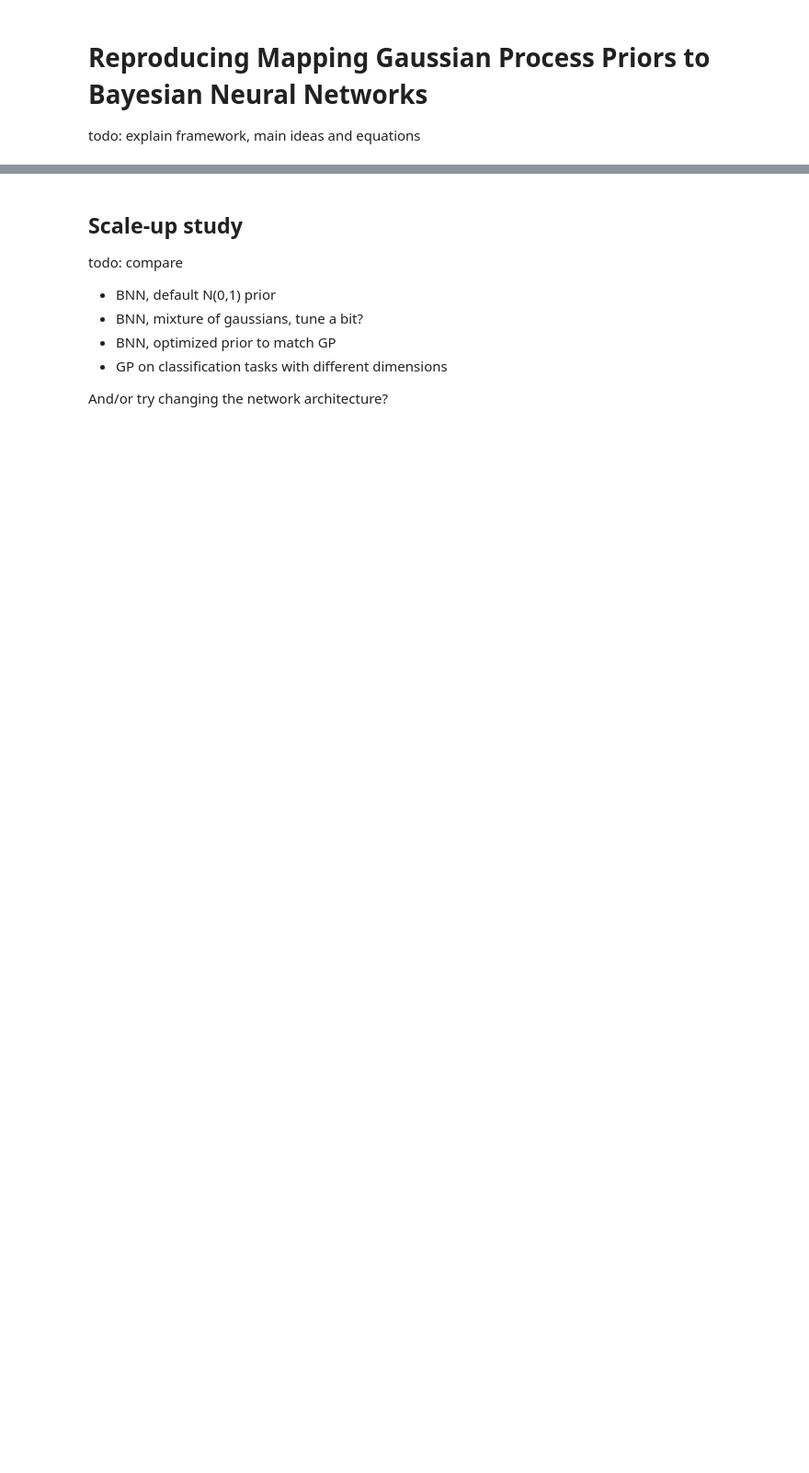
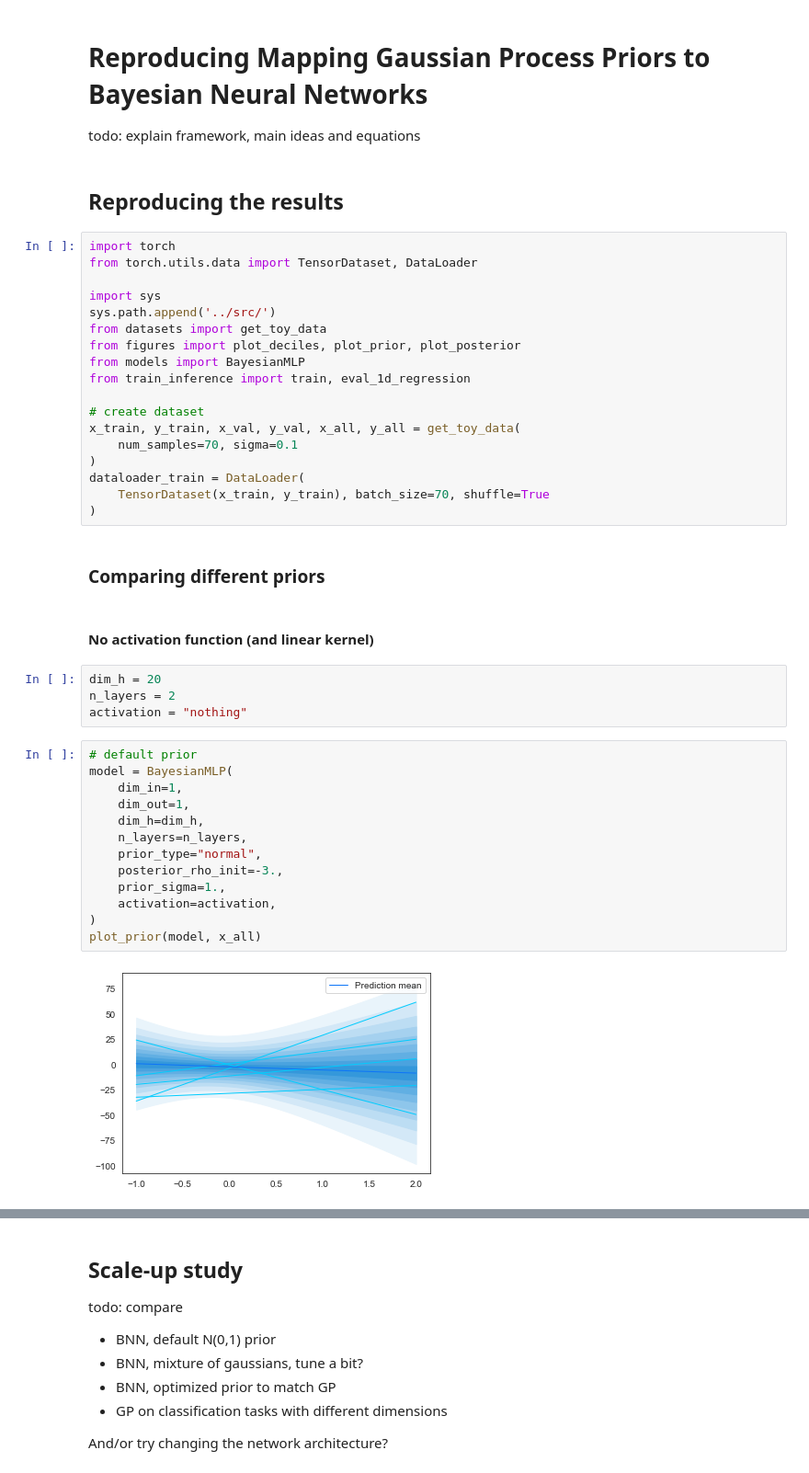
Before and after one commit to AymenMerrouche/Mapping-Gaussian-Process-Priors-to-Bayesian-Neural-Networks, a Jupyter notebook: notebooks/report.ipynb, the cells around one changed output, grey strips where cells are left out. Shown at 92% size. Cells and saved outputs as stored; diff of their text form; blank space fills up the shorter version.

```diff
--- a/notebooks/report.ipynb
+++ b/notebooks/report.ipynb
@@ -2,3 +2,46 @@
 # Reproducing Mapping Gaussian Process Priors to Bayesian Neural Networks
 
 todo: explain framework, main ideas and equations
+# %% [markdown]
+## Reproducing the results
+# %%
+import torch
+from torch.utils.data import TensorDataset, DataLoader
+
+import sys
+sys.path.append('../src/')
+from datasets import get_toy_data
+from figures import plot_deciles, plot_prior, plot_posterior
+from models import BayesianMLP
+from train_inference import train, eval_1d_regression
+
+# create dataset
+x_train, y_train, x_val, y_val, x_all, y_all = get_toy_data(
+    num_samples=70, sigma=0.1
+)
+dataloader_train = DataLoader(
+    TensorDataset(x_train, y_train), batch_size=70, shuffle=True
+)
+# %% [markdown]
+### Comparing different priors
+# %% [markdown]
+#### No activation function (and linear kernel)
+# %%
+dim_h = 20
+n_layers = 2
+activation = "nothing"
+# %%
+# default prior
+model = BayesianMLP(
+    dim_in=1,
+    dim_out=1,
+    dim_h=dim_h,
+    n_layers=n_layers,
+    prior_type="normal",
+    posterior_rho_init=-3.,
+    prior_sigma=1.,
+    activation=activation,
+)
+plot_prior(model, x_all)
+# %% [output]
+[figure, added]
```
Also changed, not shown: parts of 28 cells of this notebook.
